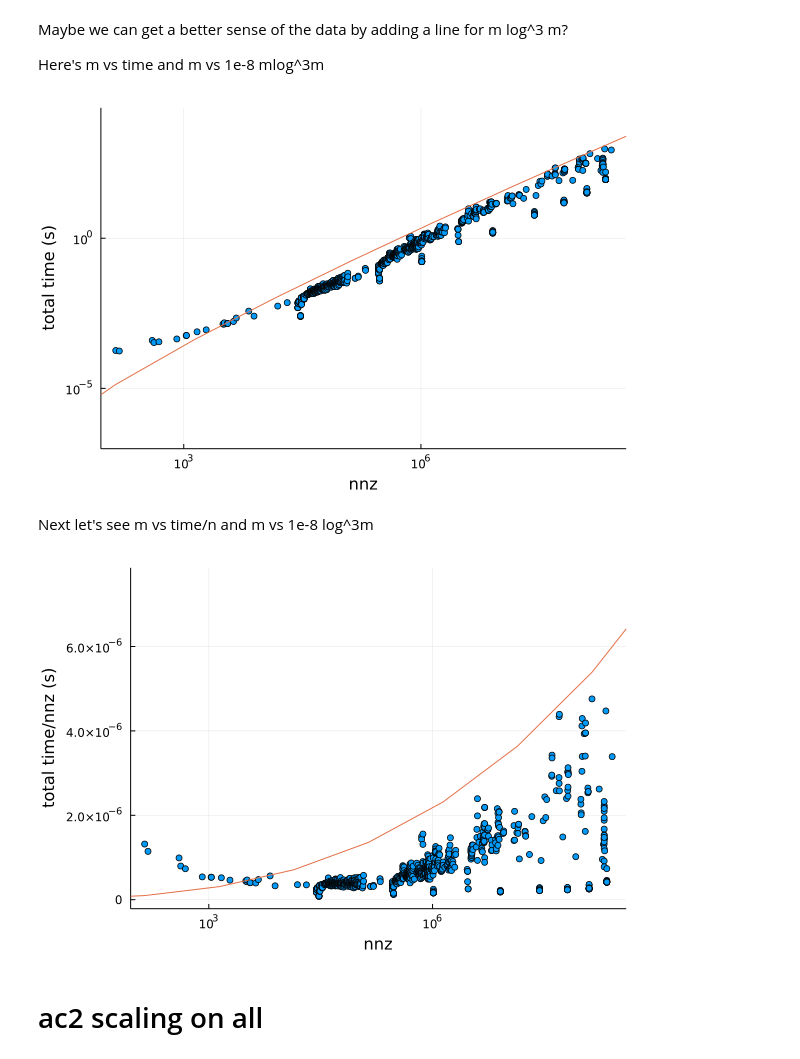
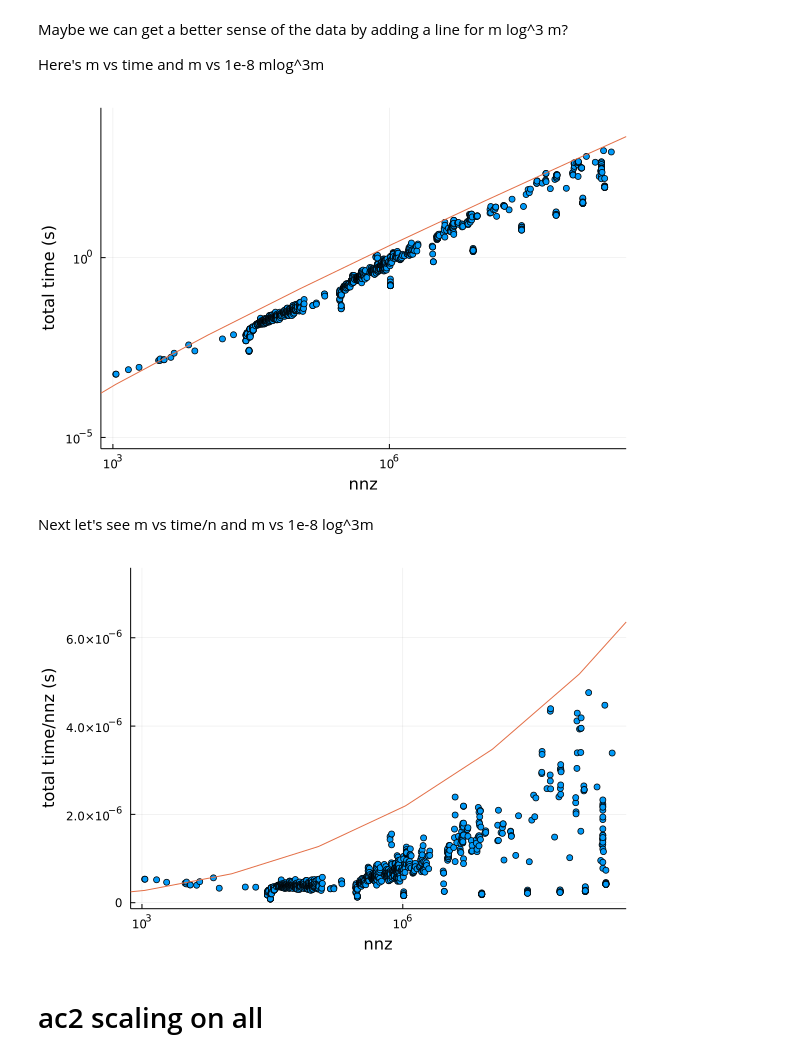
Before and after one commit to rjkyng/SDDM2023, a Jupyter notebook: performance-analyses/2023-04-17_scaling.ipynb, the cells around one changed output. Saved outputs shown, nothing was run; the diff lists cells and outputs as text; code cells hidden in the pictures.

```diff
--- a/performance-analyses/2023-04-17_scaling.ipynb
+++ b/performance-analyses/2023-04-17_scaling.ipynb
@@ -72,8 +72,9 @@ end
 nnz_w_time = [ dic_all["ne"] dic_all["ac_tot"] ];
 sort_nnz_w_time = sortrows(nnz_w_time,1);
 
-skip = 5
-nnzmin = sort_nnz_w_time[skip,1]
+# remove problems that are too small
+size_skip = searchsortedfirst(sort_nnz_w_time[:,1], 1000)
+nnzmin = sort_nnz_w_time[size_skip,1]
 nnzmax = sort_nnz_w_time[end,1]
 # %% [output]
 2.56000801e8
@@ -114,7 +115,7 @@ Maybe we can get a better sense of the data by adding a line for m log^3 m?
 
 Here's m vs time and m vs 1e-8 mlog^3m
 # %%
-pdata = sort_nnz_w_time[skip:end,:]
+pdata = sort_nnz_w_time[size_skip:end,:]
 scatter(pdata[:,1],pdata[:,2],label="",xaxis =:log,yaxis=:log)
 
 logmin = log10(nnzmin)-1
@@ -127,27 +128,27 @@ plot!(pmodelx,pmodely,label="",xaxis =:log,xlims=[nnzmin,nnzmax],yaxis=:log,
     ylabel = "total time (s)"
     )
 # %% [output]
-[figure, old version]
+[figure, new version]
 # %% [markdown]
 Next let's see m vs time/n and m vs 1e-8 log^3m
 # %%
-pdata = [ sort_nnz_w_time[skip:end,1] sort_nnz_w_time[skip:end,2]./sort_nnz_w_time[skip:end,1] ]
+pdata = [ sort_nnz_w_time[size_skip:end,1] sort_nnz_w_time[size_skip:end,2]./sort_nnz_w_time[size_skip:end,1] ]
 scatter(pdata[:,1],pdata[:,2],label="",xaxis =:log)
 
-nnzmin = sort_nnz_w_time[skip,1]
+nnzmin = sort_nnz_w_time[size_skip,1]
 nnzmax = sort_nnz_w_time[end,1]
 
 logmin = log10(nnzmin)-1
 logmax = log10(nnzmax)+1
 pmodelx = [10^i for i = logmin:logmax];
 pmodely = [ 1e-8 * i^3 for i = logmin:logmax];
 
 plot!(pmodelx,pmodely,label="",xaxis =:log,xlims=[nnzmin,nnzmax],
     xlabel = "nnz",
     ylabel = "total time/nnz (s)"
     )
 # %% [output]
-[figure, old version]
+[figure, new version]
 # %% [markdown]
 # ac2 scaling on all
 # %%
```
Also changed, not shown: parts of 3 cells of this notebook, 1 other file.
